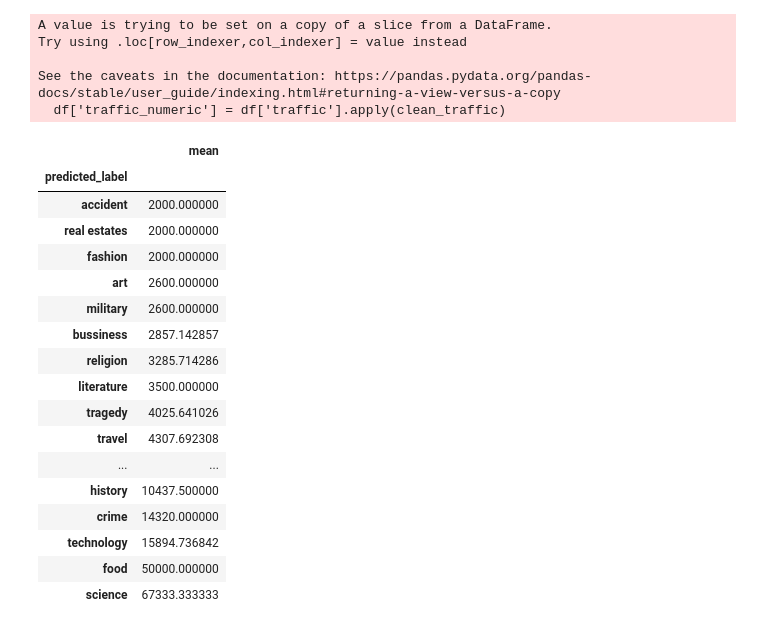
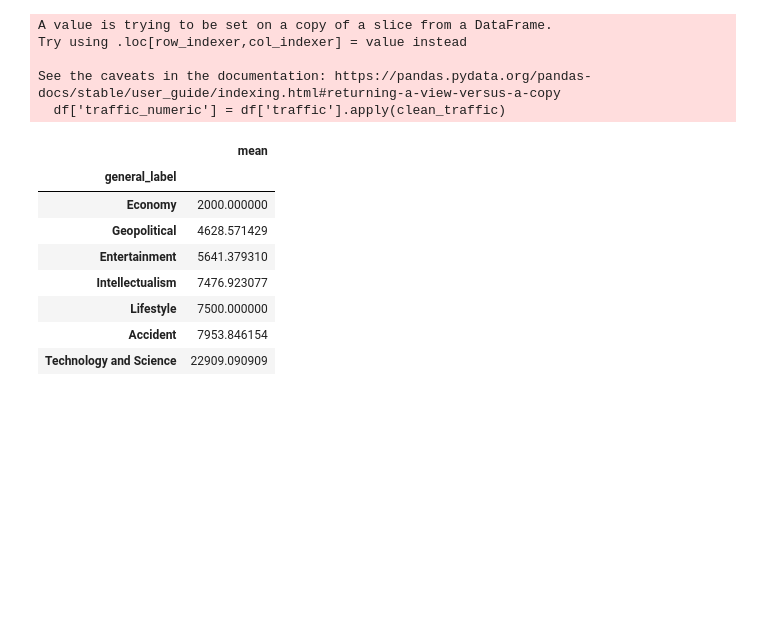
Before and after one commit to MohamedAlkurdi/Trends_prediction_model, a Jupyter notebook: Classification/classification_output_vis.ipynb, the cells around one changed output. Saved outputs shown, nothing was run; the diff lists cells and outputs as text; code cells hidden in the pictures; blank space fills up the shorter version.

```diff
--- a/Classification/classification_output_vis.ipynb
+++ b/Classification/classification_output_vis.ipynb
@@ -6,53 +6,53 @@ import seaborn as sns
 def clean_traffic(value):
     value = value.replace(",", "").replace("+", "").strip()
     return int(value)
+
+clusters = ['Economy','Technology and Science', 'Entertainment','Lifestyle','Accident','Geopolitical','Intellectualism']
+
+#--------detailed labels--------#
 
 # data = pd.read_csv('./classified_data/regions/west_asia/classified_data/Malaysia_classification_output.csv')
 # data = pd.read_csv('./classified_data/regions/west_asia/classified_data/Philippines_classification_output.csv')
 # data = pd.read_csv('./classified_data/regions/west_asia/classified_data/Singapore_classification_output.csv')
 
 # data = pd.read_csv('./classified_data/regions/africa/classified_data/Kenya_classification_output.csv')
 # data = pd.read_csv('./classified_data/regions/africa/classified_data/Nigeria_classification_output.csv')
 # data = pd.read_csv('./classified_data/regions/africa/classified_data/SouthAfrica_classification_output.csv')
 
 # data = pd.read_csv('./classified_data/regions/north_america_australia/classified_data/Australia_classification_output.csv')
 # data = pd.read_csv('./classified_data/regions/north_america_australia/classified_data/Canada_classification_output.csv')
 # data = pd.read_csv('./classified_data/regions/north_america_australia/classified_data/USA_classification_output.csv')
 
-data = pd.read_csv('./classified_data/regions/europe/classified_data/Denmark_classification_output.csv')
+# data = pd.read_csv('./classified_data/regions/europe/classified_data/Denmark_classification_output.csv')
 # data = pd.read_csv('./classified_data/regions/europe/classified_data/UK_classification_output.csv')
 # data = pd.read_csv('./classified_data/regions/europe/classified_data/Finland_classification_output.csv')
 
+#--------general labels--------#
+data = pd.read_csv('./classified_data/regions/africa/clustered_classified_data/Kenya_clustered_classified.csv')
+data = pd.read_csv('./classified_data/regions/africa/clustered_classified_data/Nigeria_clustered_classified.csv')
 
-df = data[['date','predicted_label','traffic']]
+
+
+df = data[['date','predicted_label','traffic','general_label']]
 df['traffic_numeric'] = df['traffic'].apply(clean_traffic)
 
-topic_stats = df.groupby('predicted_label')['traffic_numeric'].agg(['mean']).sort_values('mean',ascending=True)
+topic_stats = df.groupby('general_label')['traffic_numeric'].agg(['mean']).sort_values('mean',ascending=True)
 topic_stats
 # %% [output]
 A value is trying to be set on a copy of a slice from a DataFrame.
 Try using .loc[row_indexer,col_indexer] = value instead
 
 See the caveats in the documentation: https://pandas.pydata.org/pandas-docs/stable/user_guide/indexing.html#returning-a-view-versus-a-copy
   df['traffic_numeric'] = df['traffic'].apply(clean_traffic)
 |  | mean |
-| predicted_label |  |
-| accident | 2000.000000 |
-| real estates | 2000.000000 |
-| fashion | 2000.000000 |
-| art | 2600.000000 |
-| military | 2600.000000 |
-| bussiness | 2857.142857 |
-| religion | 3285.714286 |
-| literature | 3500.000000 |
-| tragedy | 4025.641026 |
-| travel | 4307.692308 |
-| ... | ... |
-| history | 10437.500000 |
-| crime | 14320.000000 |
-| technology | 15894.736842 |
-| food | 50000.000000 |
-| science | 67333.333333 |
+| general_label |  |
+| Economy | 2000.000000 |
+| Geopolitical | 4628.571429 |
+| Entertainment | 5641.379310 |
+| Intellectualism | 7476.923077 |
+| Lifestyle | 7500.000000 |
+| Accident | 7953.846154 |
+| Technology and Science | 22909.090909 |
 # %%
 # topic_stats.plot(kind='bar', color='skyblue')
 # %%
```
Also changed, not shown: parts of 1 cell of this notebook, 1 other file.
